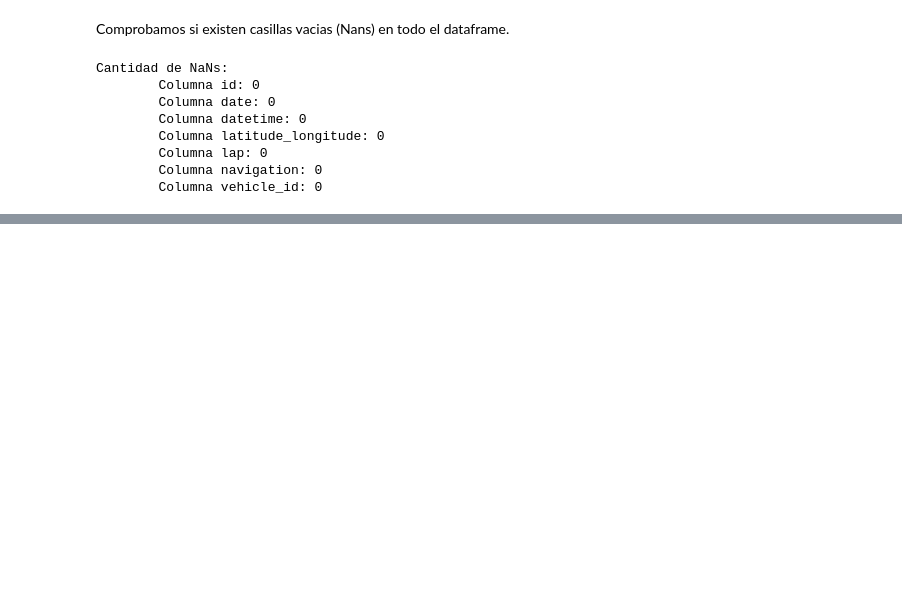
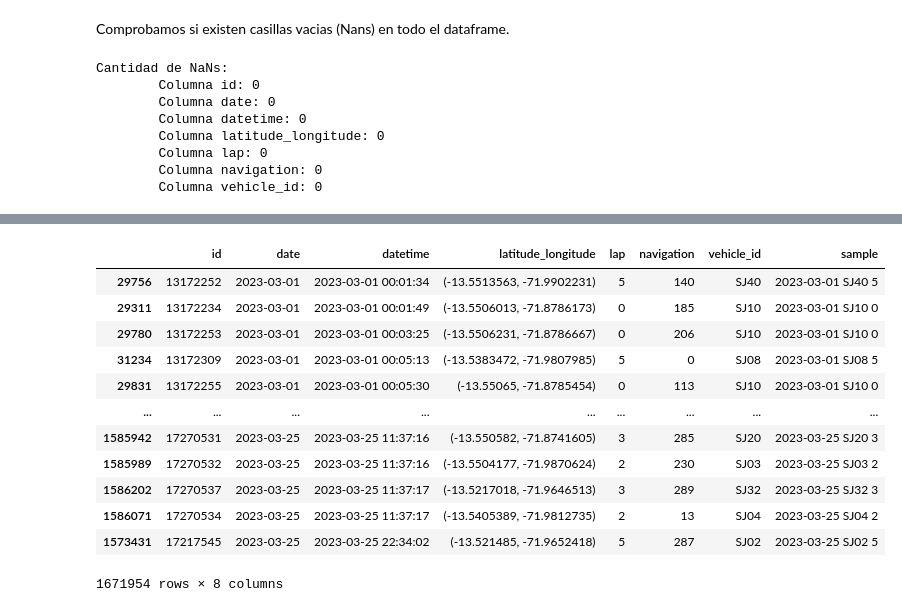
Before and after one commit to etson32/TravelTimePrediction-Cusco, a Jupyter notebook: code/1-generar_dataset.ipynb, the cells around one changed output, grey strips where cells are left out. Drawn from its saved outputs; the diff is of its cells as text; code cells hidden in the pictures; blank space fills up the shorter version.

```diff
--- a/code/1-generar_dataset.ipynb
+++ b/code/1-generar_dataset.ipynb
@@ -296,0 +425,16 @@ def time_travel(row, df):
+# %%
+monitoringdf_tmp
+# %% [output]
+|  | id | date | datetime | latitude_longitude | lap | navigation | vehicle_id | sample |
+| 29756 | 13172252 | 2023-03-01 | 2023-03-01 00:01:34 | (-13.5513563, -71.9902231) | 5 | 140 | SJ40 | 2023-03-01 SJ40 5 |
+| 29311 | 13172234 | 2023-03-01 | 2023-03-01 00:01:49 | (-13.5506013, -71.8786173) | 0 | 185 | SJ10 | 2023-03-01 SJ10 0 |
+| 29780 | 13172253 | 2023-03-01 | 2023-03-01 00:03:25 | (-13.5506231, -71.8786667) | 0 | 206 | SJ10 | 2023-03-01 SJ10 0 |
+| 31234 | 13172309 | 2023-03-01 | 2023-03-01 00:05:13 | (-13.5383472, -71.9807985) | 5 | 0 | SJ08 | 2023-03-01 SJ08 5 |
+| 29831 | 13172255 | 2023-03-01 | 2023-03-01 00:05:30 | (-13.55065, -71.8785454) | 0 | 113 | SJ10 | 2023-03-01 SJ10 0 |
+| ... | ... | ... | ... | ... | ... | ... | ... | ... |
+| 1585942 | 17270531 | 2023-03-25 | 2023-03-25 11:37:16 | (-13.550582, -71.8741605) | 3 | 285 | SJ20 | 2023-03-25 SJ20 3 |
+| 1585989 | 17270532 | 2023-03-25 | 2023-03-25 11:37:16 | (-13.5504177, -71.9870624) | 2 | 230 | SJ03 | 2023-03-25 SJ03 2 |
+| 1586202 | 17270537 | 2023-03-25 | 2023-03-25 11:37:17 | (-13.5217018, -71.9646513) | 3 | 289 | SJ32 | 2023-03-25 SJ32 3 |
+| 1586071 | 17270534 | 2023-03-25 | 2023-03-25 11:37:17 | (-13.5405389, -71.9812735) | 2 | 13 | SJ04 | 2023-03-25 SJ04 2 |
+| 1573431 | 17217545 | 2023-03-25 | 2023-03-25 22:34:02 | (-13.521485, -71.9652418) | 5 | 287 | SJ02 | 2023-03-25 SJ02 5 |
+1671954 rows × 8 columns
```
Also changed, not shown: parts of 12 cells of this notebook, 1 other file.
